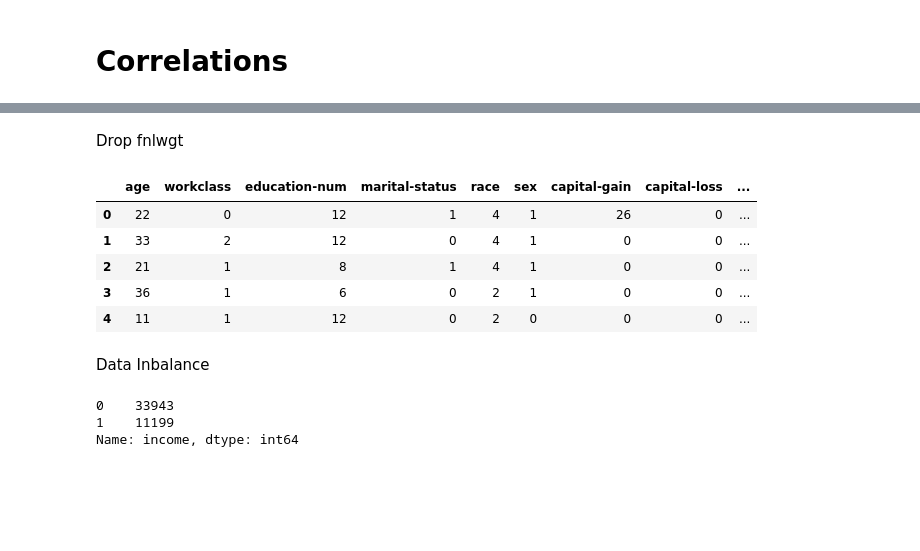
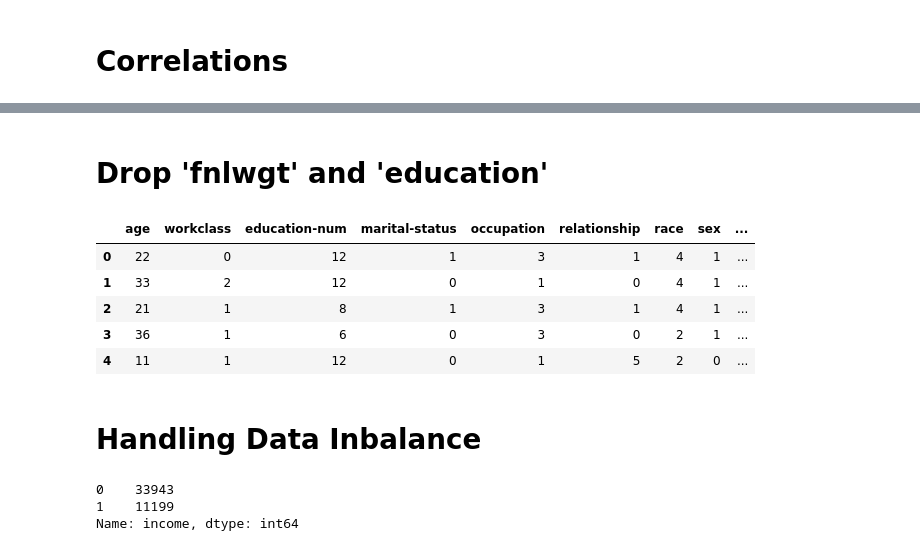
Before and after one commit to Rushdi-Rzx/Adult-Census-Income, a Jupyter notebook: MLCW.ipynb, the cells around one changed output, grey strips where cells are left out. Drawn from its saved outputs; the diff is of its cells as text; code cells hidden in the pictures; blank space fills up the shorter version.

```diff
--- a/MLCW.ipynb
+++ b/MLCW.ipynb
@@ -330,26 +337,3 @@ duplicates.shape
 (0, 15)
 # %% [markdown]
 # Feature Engineering
-# %%
-#Grouping work class
-X['workclass'] = X['workclass'].replace(['Federal-gov', 'Local-gov', 'State-gov'], 'Goverment')
-X['workclass'] = X['workclass'].replace(['Self-emp-inc', 'Self-emp-not-inc'], 'Self-Employed')
-X['workclass'] = X['workclass'].replace(['Without-pay', 'Never-worked'], 'Unemployed')
-
-#Grouping education
-X['education'] = X['education'].replace(['Preschool', '1st-4th', '5th-6th', '7th-8th', '9th', '10th', '11th', '12th'], 'school')
-X['education'] = X['education'].replace('HS-grad', 'high school')
-X['education'] = X['education'].replace(['Assoc-voc', 'Assoc-acdm', 'Prof-school', 'Some-college'], 'higher')
-X['education'] = X['education'].replace('Bachelors', 'undergraduate')
-X['education'] = X['education'].replace('Masters', 'graduate')
-
-#Grouping martial status
-X['marital-status'] = X['marital-status'].replace(['Married-civ-spouse', 'Married-AF-spouse', 'Separated', 'Married-spouse-absent'], 'Married')
-X['marital-status'] = X['marital-status'].replace(['Never-married', 'Divorced', 'Widowed'], 'Un-Married')
-
-
-#Grouping Occupation
-X['occupation'] = X['occupation'].replace(['Prof-specialty', 'Exec-managerial'], 'Professional')
-X['occupation'] = X['occupation'].replace(['Handlers-cleaners', 'Machine-op-inspct', 'Adm-clerical', 'Farming-fishing', 'Transport-moving', 'Protective-serv', 'Tech-support'], 'Service')
-X['occupation'] = X['occupation'].replace(['Sales', 'Craft-repair'], 'Sales')
-X['occupation'] = X['occupation'].replace(['Other-service', 'Armed-Forces', 'Priv-house-serv'], 'Other')
@@ -357,0 +348,6 @@ Duplicate
+# %%
+X['education'] = X['education'].replace(['Preschool', '1st-4th', '5th-6th', '7th-8th', '9th', '10th', '11th', '12th'], 'School')
+X['education'] = X['education'].replace('HS-grad', 'high school')
+X['education'] = X['education'].replace(['Assoc-voc', 'Assoc-acdm', 'Prof-school', 'Some-college'], 'Higher')
+X['education'] = X['education'].replace('Bachelors', 'Undergraduate')
+X['education'] = X['education'].replace('Masters', 'Graduate')
@@ -409,17 +499,17 @@ dataplot = sns.heatmap(X.corr(), cmap="YlGnBu", annot=True)
-# %% [markdown]
-Drop fnlwgt
+# %% [markdown]
+# Drop 'fnlwgt' and 'education'
 # %%
-X=X.drop(['fnlwgt','education','native-country','occupation','relationship'], axis = 1)
+X=X.drop(['fnlwgt','education'], axis = 1)
 X.head()
 # %% [output]
-|  | age | workclass | education-num | marital-status | race | sex | capital-gain | capital-loss | ... |
-| 0 | 22 | 0 | 12 | 1 | 4 | 1 | 26 | 0 | ... |
-| 1 | 33 | 2 | 12 | 0 | 4 | 1 | 0 | 0 | ... |
-| 2 | 21 | 1 | 8 | 1 | 4 | 1 | 0 | 0 | ... |
-| 3 | 36 | 1 | 6 | 0 | 2 | 1 | 0 | 0 | ... |
-| 4 | 11 | 1 | 12 | 0 | 2 | 0 | 0 | 0 | ... |
+|  | age | workclass | education-num | marital-status | occupation | relationship | race | sex | ... |
+| 0 | 22 | 0 | 12 | 1 | 3 | 1 | 4 | 1 | ... |
+| 1 | 33 | 2 | 12 | 0 | 1 | 0 | 4 | 1 | ... |
+| 2 | 21 | 1 | 8 | 1 | 3 | 1 | 4 | 1 | ... |
+| 3 | 36 | 1 | 6 | 0 | 3 | 0 | 2 | 1 | ... |
+| 4 | 11 | 1 | 12 | 0 | 1 | 5 | 2 | 0 | ... |
-# %% [markdown]
-Data Inbalance
+# %% [markdown]
+# Handling Data Inbalance
 # %%
 X['income'].value_counts()
 # %% [output]
```
Also changed, not shown: parts of 51 cells of this notebook.
